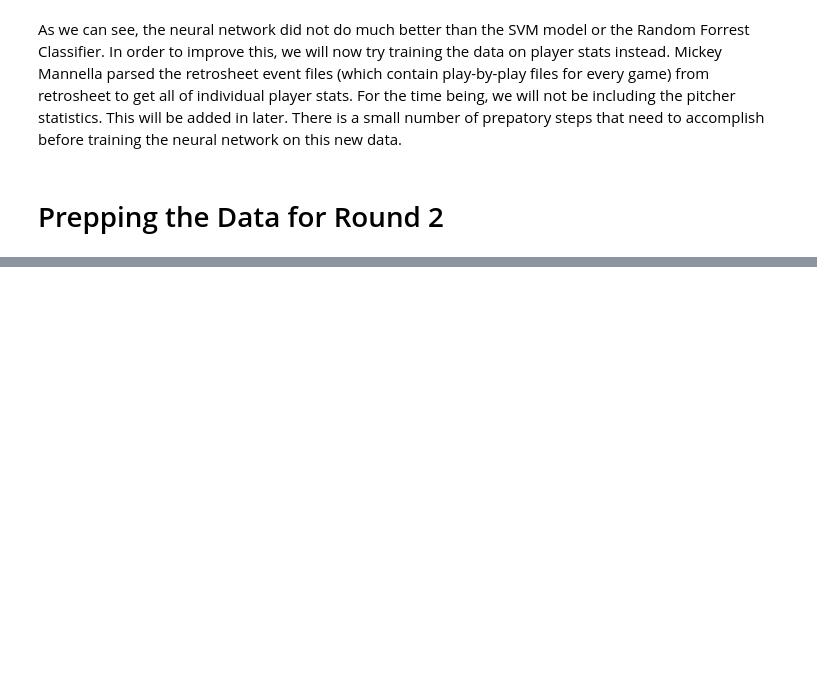
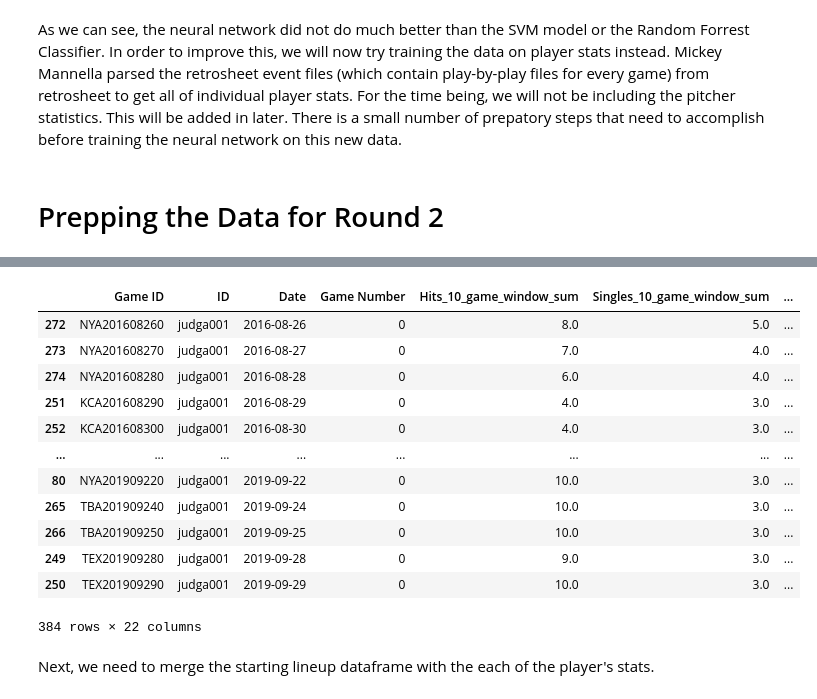
Before and after one commit to samkasbawala/sdp_team_32, a Jupyter notebook: deep_learning.ipynb, the cells around one changed output, grey strips where cells are left out. Drawn from its saved outputs; the diff is of its cells as text; code cells hidden in the pictures; blank space fills up the shorter version.

```diff
--- a/deep_learning.ipynb
+++ b/deep_learning.ipynb
@@ -305,0 +422,21 @@ get_starting_lineups()
+# %%
+player_stats_dictionary_copy = player_stats_dictionary.copy()
+generate_rolling_sums(player_stats_dictionary_copy)
+# %%
+player_stats_dictionary_copy['judga001'] # Just to see what the dataframe looks like
+# %% [output]
+|  | Game ID | ID | Date | Game Number | Hits_10_game_window_sum | Singles_10_game_window_sum | ... |
+| 272 | NYA201608260 | judga001 | 2016-08-26 | 0 | 8.0 | 5.0 | ... |
+| 273 | NYA201608270 | judga001 | 2016-08-27 | 0 | 7.0 | 4.0 | ... |
+| 274 | NYA201608280 | judga001 | 2016-08-28 | 0 | 6.0 | 4.0 | ... |
+| 251 | KCA201608290 | judga001 | 2016-08-29 | 0 | 4.0 | 3.0 | ... |
+| 252 | KCA201608300 | judga001 | 2016-08-30 | 0 | 4.0 | 3.0 | ... |
+| ... | ... | ... | ... | ... | ... | ... | ... |
+| 80 | NYA201909220 | judga001 | 2019-09-22 | 0 | 10.0 | 3.0 | ... |
+| 265 | TBA201909240 | judga001 | 2019-09-24 | 0 | 10.0 | 3.0 | ... |
+| 266 | TBA201909250 | judga001 | 2019-09-25 | 0 | 10.0 | 3.0 | ... |
+| 249 | TEX201909280 | judga001 | 2019-09-28 | 0 | 9.0 | 3.0 | ... |
+| 250 | TEX201909290 | judga001 | 2019-09-29 | 0 | 10.0 | 3.0 | ... |
+384 rows × 22 columns
+# %% [markdown]
+Next, we need to merge the starting lineup dataframe with the each of the player's stats.
```
Also changed, not shown: parts of 30 cells of this notebook.
